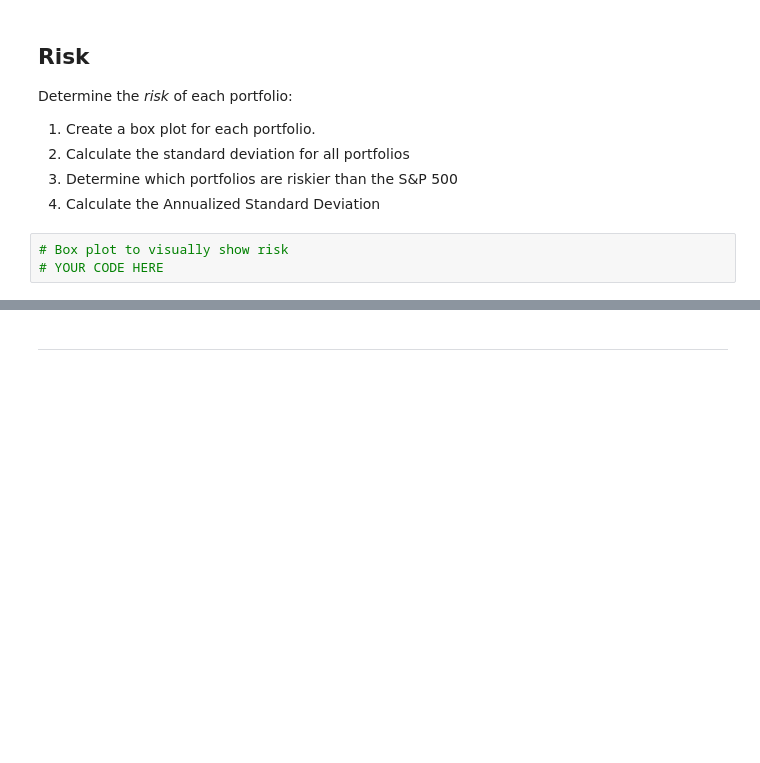
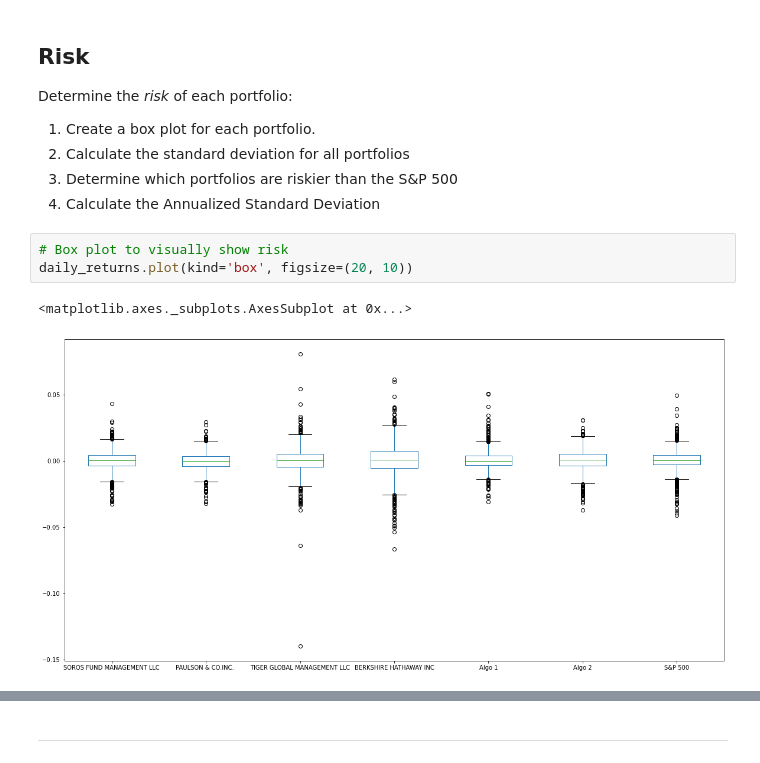
Before and after one commit to drg-developer-2-GWFinTech-Homeworks/homework-3, a Jupyter notebook: whale_analysis.ipynb, the cells around one changed output, grey strips where cells are left out. Drawn from its saved outputs; the diff is of its cells as text; blank space fills up the shorter version.

```diff
--- a/whale_analysis.ipynb
+++ b/whale_analysis.ipynb
@@ -193,7 +207,10 @@ Determine the _risk_ of each portfolio:
 5. Calculate the Annualized Standard Deviation
 # %%
 # Box plot to visually show risk
-# YOUR CODE HERE
+daily_returns.plot(kind='box', figsize=(20, 10))
+# %% [output]
+<matplotlib.axes._subplots.AxesSubplot at 0x...>
+[figure, added]
 # %%
 # Daily Standard Deviations
 # Calculate the standard deviation for each portfolio.
```
Also changed, not shown: parts of 18 cells of this notebook.
